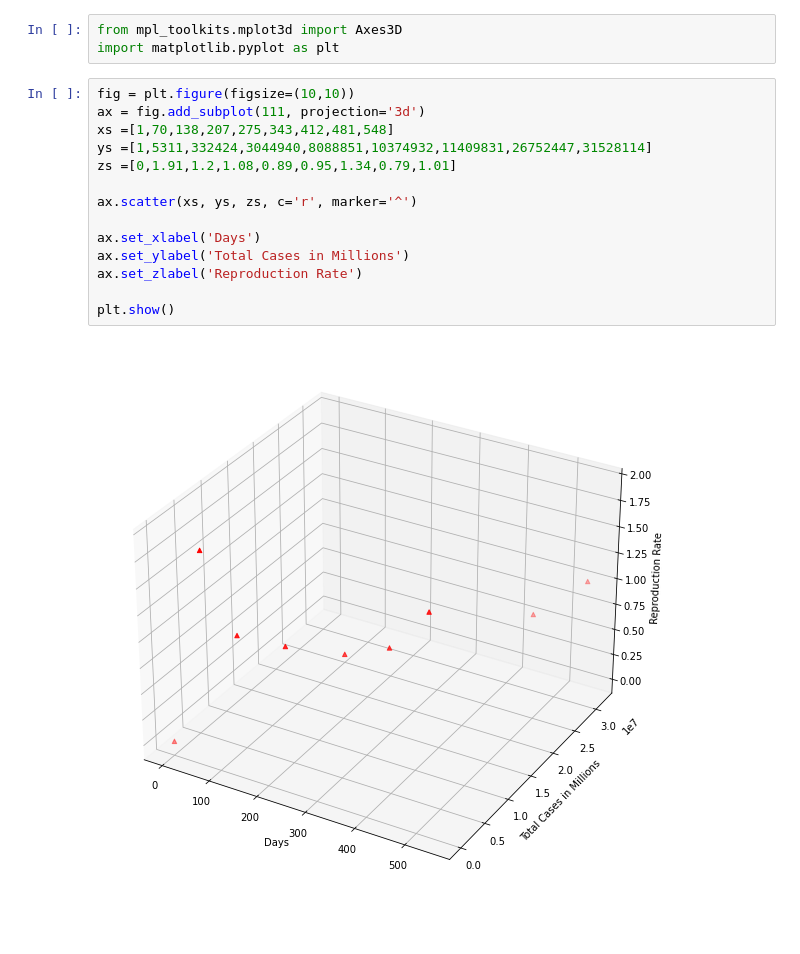
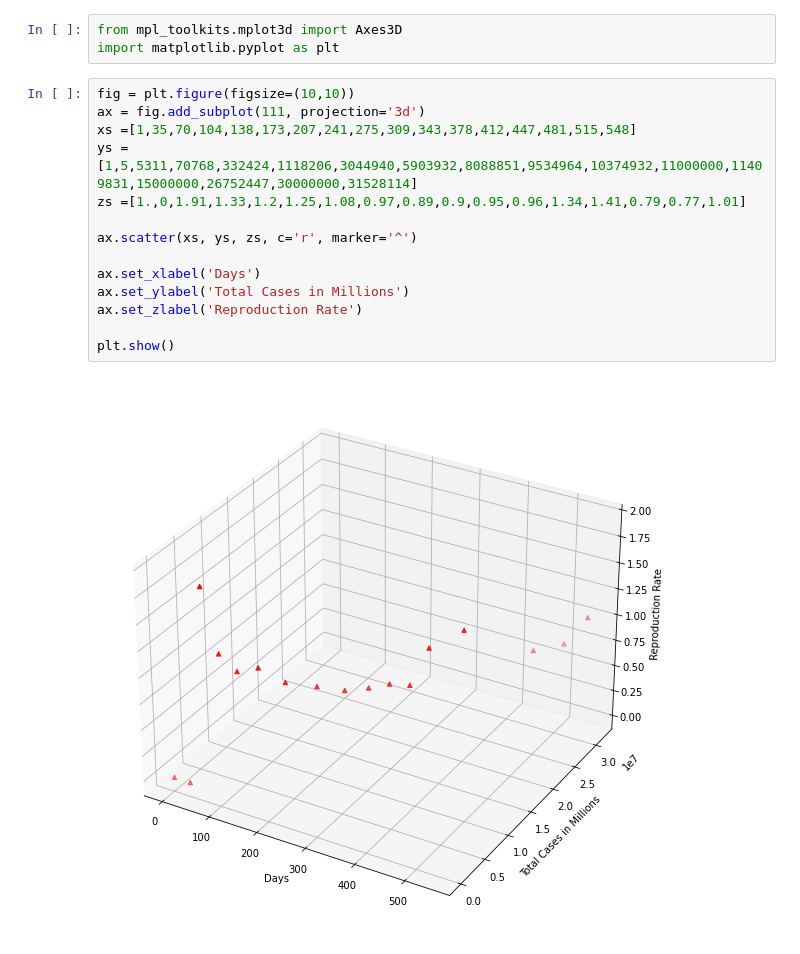
Before and after one commit to asat1/3D-graph-and-Line-plot, a Jupyter notebook: 3D_model.ipynb, the cells around one changed output. Cells and saved outputs as stored; diff of their text form.

Commit message:
3d graph

```diff
--- a/3D_model.ipynb
+++ b/3D_model.ipynb
@@ -4,16 +4,16 @@ import matplotlib.pyplot as plt
 # %%
 fig = plt.figure(figsize=(10,10))
 ax = fig.add_subplot(111, projection='3d')
-xs =[1,70,138,207,275,343,412,481,548]
-ys =[1,5311,332424,3044940,8088851,10374932,11409831,26752447,31528114]
-zs =[0,1.91,1.2,1.08,0.89,0.95,1.34,0.79,1.01]
+xs =[1,35,70,104,138,173,207,241,275,309,343,378,412,447,481,515,548]
+ys =[1,5,5311,70768,332424,1118206,3044940,5903932,8088851,9534964,10374932,11000000,11409831,15000000,26752447,30000000,31528114]
+zs =[1.,0,1.91,1.33,1.2,1.25,1.08,0.97,0.89,0.9,0.95,0.96,1.34,1.41,0.79,0.77,1.01]
 
 ax.scatter(xs, ys, zs, c='r', marker='^')
 
 ax.set_xlabel('Days')
 ax.set_ylabel('Total Cases in Millions')
 ax.set_zlabel('Reproduction Rate')
 
 plt.show()
 # %% [output]
-[figure, old version]
+[figure, new version]
```
